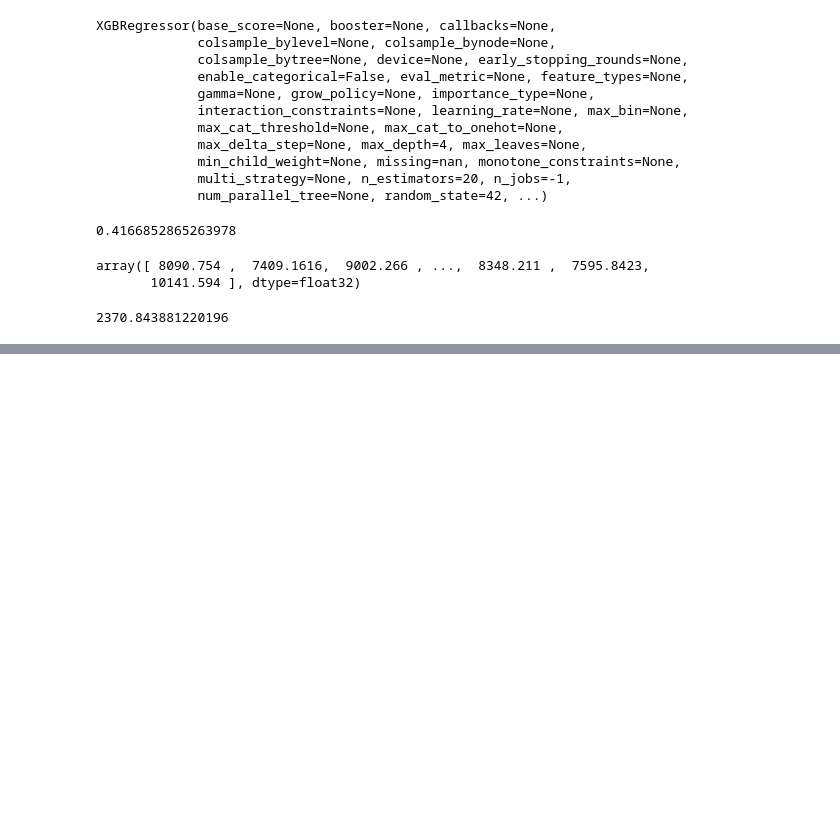
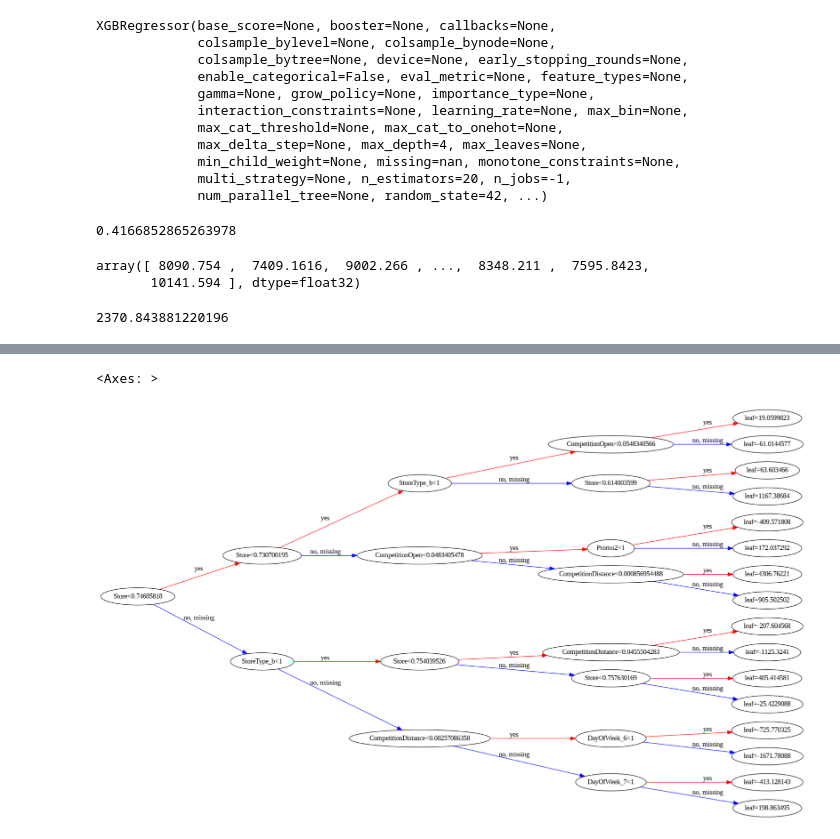
Before and after one commit to Muhammad-Nisar-7/ML-and-DL-Projects, a Jupyter notebook: XGBoost.ipynb, the cells around one changed output, grey strips where cells are left out. Drawn from its saved outputs; the diff is of its cells as text; code cells hidden in the pictures; blank space fills up the shorter version.

```diff
--- a/XGBoost.ipynb
+++ b/XGBoost.ipynb
@@ -339,0 +375,5 @@ mean_squared_error(preds, targets, squared = False)
+# %%
+plot_tree(model, rankdir = 'LR', num_trees = 19)
+# %% [output]
+<Axes: >
+[figure, added]
```
Also changed, not shown: parts of 30 cells of this notebook.
